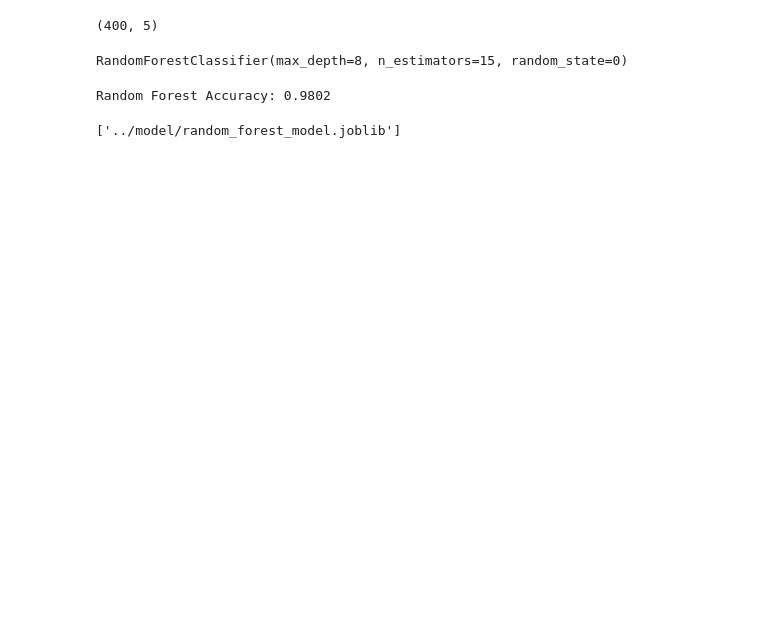
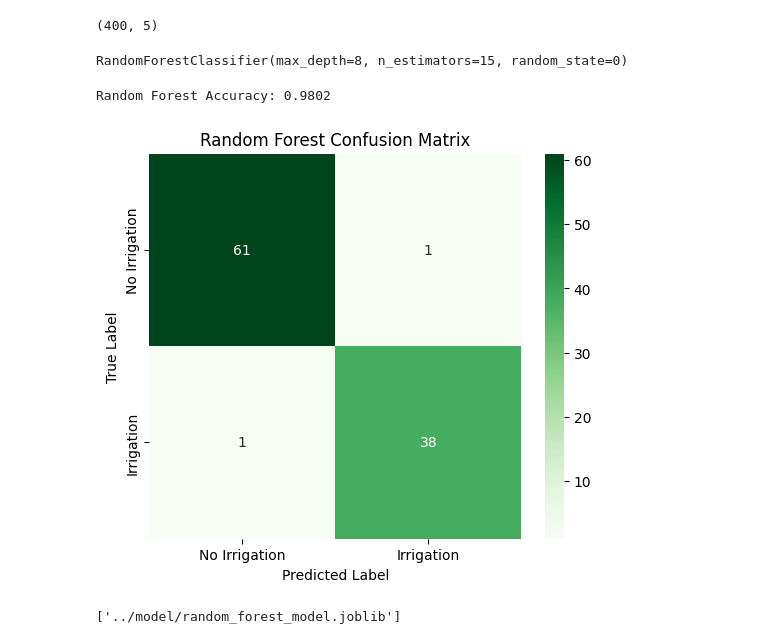
Before and after one commit to dorukwagle/Smart-Irrigation-System, a Jupyter notebook: model_training/train_random_forest.ipynb, the cells around one changed output. Cells and saved outputs as stored; diff of their text form; code cells hidden in the pictures; blank space fills up the shorter version.

```diff
--- a/model_training/train_random_forest.ipynb
+++ b/model_training/train_random_forest.ipynb
@@ -24,6 +26,19 @@ rf_accuracy = accuracy_score(Ytest, rf_predictions)
 print(f"Random Forest Accuracy: {rf_accuracy:.4f}")
 # %% [output]
 Random Forest Accuracy: 0.9802
+# %%
+# Compute Confusion Matrix
+cm_rf = confusion_matrix(Ytest, rf_predictions)
+
+# Plot Confusion Matrix
+plt.figure(figsize=(6, 5))
+sns.heatmap(cm_rf, annot=True, fmt="d", cmap="Greens", xticklabels=["No Irrigation", "Irrigation"], yticklabels=["No Irrigation", "Irrigation"])
+plt.xlabel("Predicted Label")
+plt.ylabel("True Label")
+plt.title("Random Forest Confusion Matrix")
+plt.show()
+# %% [output]
+[figure, added]
 # %%
 # save the model
 joblib.dump(random_forest, "../model/random_forest_model.joblib")
```
Also changed, not shown: parts of 1 cell of this notebook, 11 other files.
